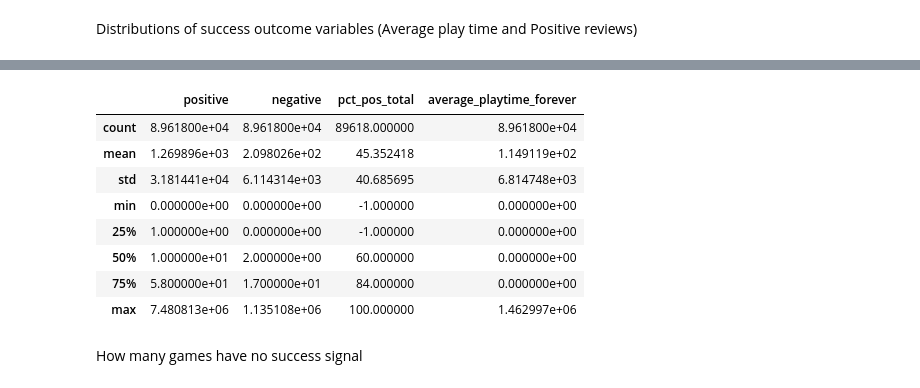
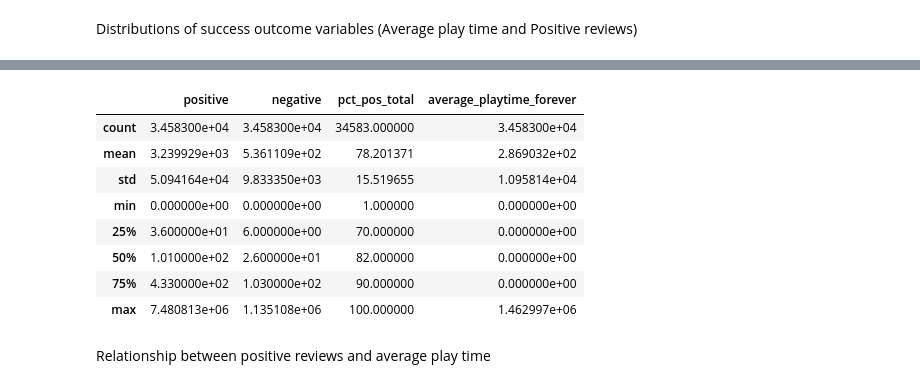
Before and after one commit to rakeikahukoti-del/DATA301-GP, a Jupyter notebook: notebooks/edajoanna.ipynb, the cells around one changed output, grey strips where cells are left out. Drawn from its saved outputs; the diff is of its cells as text; code cells hidden in the pictures.

```diff
--- a/notebooks/edajoanna.ipynb
+++ b/notebooks/edajoanna.ipynb
@@ -85,0 +88,11 @@ duplicates
+# %%
+# Steam marks "fewer than 10 reviews" as num_reviews_total == -1 and pct_pos_total == -1
+# (not NaN) - so these must be filtered out, not imputed
+steam_eda['num_reviews_total'].describe(percentiles=[0.1, 0.25, 0.5, 0.75, 0.9])
+# At n=10, a single review swings pct_pos_total by ~10 points - too noisy
+#MIN_REVIEWS = 30 cuts that swing to ~3 points per review while keeping a large sample
+MIN_REVIEWS = 30
+
+steam_reviewed = steam_eda[steam_eda['num_reviews_total'] >= MIN_REVIEWS].copy()
+print(f"Games kept: {len(steam_reviewed)} / {len(steam_eda)} "
+      f"({len(steam_reviewed)/len(steam_eda)*100:.1f}%)")
@@ -109,15 +147,15 @@ plt.show()
 # %%
-steam_eda[['positive', 'negative', 'pct_pos_total', 'average_playtime_forever']].describe()
+steam_reviewed[['positive', 'negative', 'pct_pos_total', 'average_playtime_forever']].describe()
 # %% [output]
 |  | positive | negative | pct_pos_total | average_playtime_forever |
-| count | 8.961800e+04 | 8.961800e+04 | 89618.000000 | 8.961800e+04 |
-| mean | 1.269896e+03 | 2.098026e+02 | 45.352418 | 1.149119e+02 |
-| std | 3.181441e+04 | 6.114314e+03 | 40.685695 | 6.814748e+03 |
-| min | 0.000000e+00 | 0.000000e+00 | -1.000000 | 0.000000e+00 |
-| 25% | 1.000000e+00 | 0.000000e+00 | -1.000000 | 0.000000e+00 |
-| 50% | 1.000000e+01 | 2.000000e+00 | 60.000000 | 0.000000e+00 |
-| 75% | 5.800000e+01 | 1.700000e+01 | 84.000000 | 0.000000e+00 |
+| count | 3.458300e+04 | 3.458300e+04 | 34583.000000 | 3.458300e+04 |
+| mean | 3.239929e+03 | 5.361109e+02 | 78.201371 | 2.869032e+02 |
+| std | 5.094164e+04 | 9.833350e+03 | 15.519655 | 1.095814e+04 |
+| min | 0.000000e+00 | 0.000000e+00 | 1.000000 | 0.000000e+00 |
+| 25% | 3.600000e+01 | 6.000000e+00 | 70.000000 | 0.000000e+00 |
+| 50% | 1.010000e+02 | 2.600000e+01 | 82.000000 | 0.000000e+00 |
+| 75% | 4.330000e+02 | 1.030000e+02 | 90.000000 | 0.000000e+00 |
 | max | 7.480813e+06 | 1.135108e+06 | 100.000000 | 1.462997e+06 |
 # %% [markdown]
-How many games have no success signal
+Relationship between positive reviews and average play time
 # %%
```
Also changed, not shown: parts of 10 cells of this notebook.
